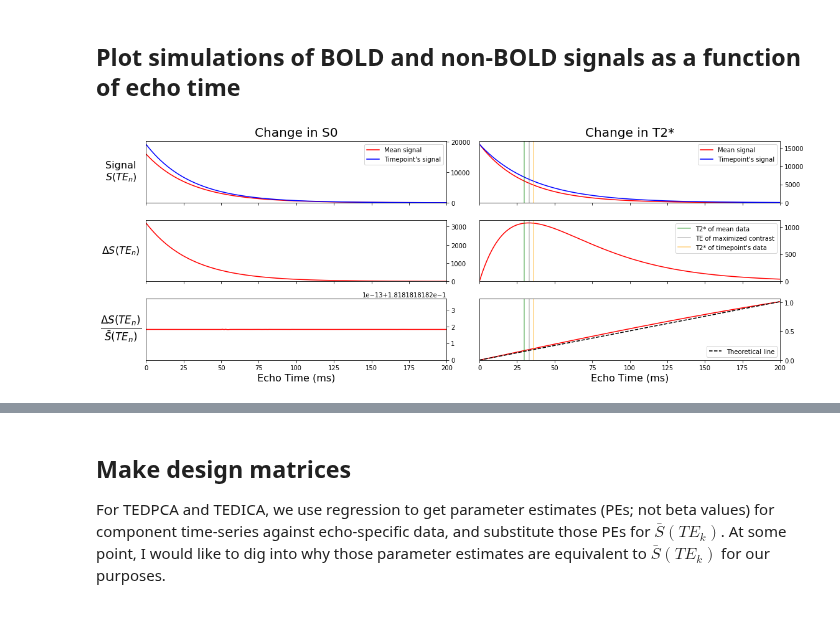
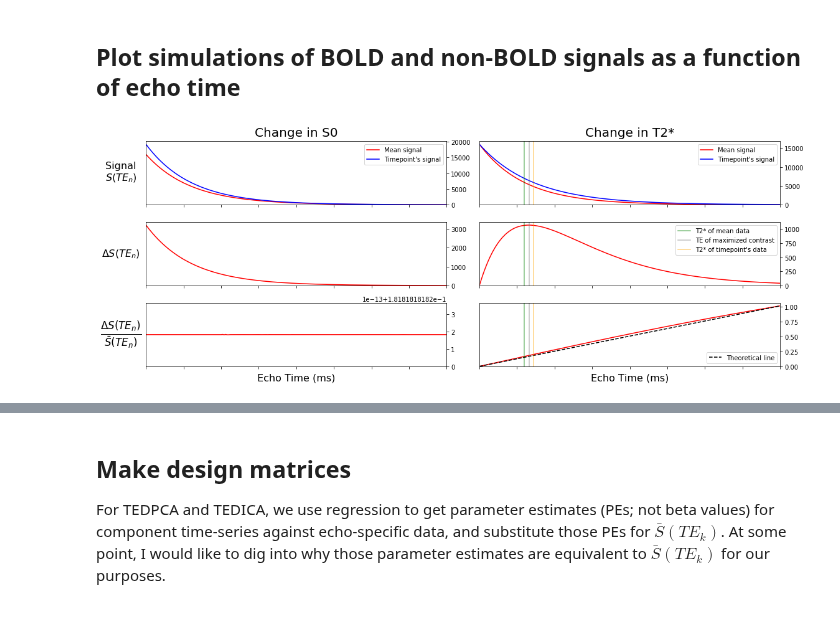
Before and after one commit to ME-ICA/tedana, a Jupyter notebook: docs/_static/plot_metric_simulations.ipynb, the cells around one changed output, grey strips where cells are left out. Cells and saved outputs as stored; diff of their text form; code cells hidden in the pictures.

```diff
--- a/docs/_static/plot_metric_simulations.ipynb
+++ b/docs/_static/plot_metric_simulations.ipynb
@@ -98,13 +102,12 @@ dt_sig3 = d_sig3 / ((sig3 + mean_sig) / 2.)
 ## Plot simulations of BOLD and non-BOLD signals as a function of echo time
 # %%
 # change s0
-fig, axes = plt.subplots(3, 2, figsize=(16, 6))
+fig, axes = plt.subplots(3, 2, sharex=True, figsize=(16, 6))
 axes[0, 0].yaxis.tick_right()
 axes[0, 0].set_xticklabels([])
 axes[0, 0].plot(echo_times, mean_sig, 'red', label='Mean signal')
 axes[0, 0].plot(echo_times, sig2, 'blue', label="Timepoint's signal")
 axes[0, 0].set_ylim(0)
-axes[0, 0].set_xlim(0, np.max(echo_times))
 axes[0, 0].set_title('Change in S0', fontsize=20, y=1.02)
 axes[0, 0].set_ylabel('Signal\n$S(TE_n)$',
                       fontsize=16, rotation=0, labelpad=40, va='center')
@@ -114,14 +117,12 @@ axes[1, 0].yaxis.tick_right()
 axes[1, 0].set_xticklabels([])
 axes[1, 0].plot(echo_times, d_sig2, 'red')
 axes[1, 0].set_ylim(0)
-axes[1, 0].set_xlim(0, np.max(echo_times))
 axes[1, 0].set_ylabel('${\\Delta}S(TE_n)$',
                       fontsize=16, rotation=0, labelpad=40, va='center')
 
 # No slope, intercept at delta(S0)/mean(S0)
 axes[2, 0].yaxis.tick_right()
 axes[2, 0].plot(echo_times, dt_sig2, 'red')
-axes[2, 0].set_xlim(0, np.max(echo_times))
 axes[2, 0].set_ylabel('$\\frac{{\\Delta}S(TE_n)}{\\bar{S}(TE_n)}$',
                       fontsize=24, rotation=0, labelpad=40, va='center')
 axes[2, 0].set_xlabel('Echo Time (ms)', fontsize=16)
@@ -135,7 +136,6 @@ axes[0, 1].set_xticklabels([])
 axes[0, 1].plot(echo_times, mean_sig, 'red', label='Mean signal')
 axes[0, 1].plot(echo_times, sig3, 'blue', label="Timepoint's signal")
 axes[0, 1].set_ylim(0)
-axes[0, 1].set_xlim(0, np.max(echo_times))
 axes[0, 1].set_title('Change in T2*', fontsize=20, y=1.02)
 
 # Plot important echo times
@@ -147,33 +147,32 @@ leg = axes[0, 1].legend()
 axes[1, 1].yaxis.tick_right()
 axes[1, 1].set_xticklabels([])
 axes[1, 1].plot(echo_times, d_sig3, 'red')
 axes[1, 1].set_ylim(0)
-axes[1, 1].set_xlim(0, np.max(echo_times))
 
 # Plot important echo times
 axes[1, 1].axvline(mean_t2s, label='T2* of mean data', color='green', alpha=0.5)
 axes[1, 1].axvline(max_diff_te, label='TE of maximized contrast', color='gray', alpha=0.5)
 axes[1, 1].axvline(t2s2, label="T2* of timepoint's data", color='orange', alpha=0.5)
 leg = axes[1, 1].legend()
 
 pred_slope = (dt_sig3[-1] - dt_sig3[0]) / (echo_times[-1] - echo_times[0])
 pred_int = (pred_slope * echo_times[-1]) - dt_sig3[-1]
 pred_max = pred_slope * echo_times[-1]
 
 axes[2, 1].yaxis.tick_right()
 axes[2, 1].plot(echo_times, dt_sig3, 'red')
 axes[2, 1].plot([0, echo_times[-1]], [pred_int, pred_max],
                 'black', linestyle='--', label='Theoretical line')
 axes[2, 1].set_ylim(0)
 axes[2, 1].set_xlim(0, np.max(echo_times))
+#axes[2, 1].set_xticks(echo_times)
 axes[2, 1].set_xlabel('Echo Time (ms)', fontsize=16)
 axes[2, 1].axvline(max_diff_te, color='gray', alpha=0.5)
 axes[2, 1].axvline(mean_t2s, color='green', alpha=0.5)
 axes[2, 1].axvline(t2s2, color='orange', alpha=0.5)
 leg = axes[2, 1].legend()
 
 fig.tight_layout()
-#fig.show()
 fig.savefig('b01_simulated_fluctuations.png', dpi=400)
 # %% [output]
-[figure, old version]
+[figure, new version]
```
Also changed, not shown: parts of 9 cells of this notebook, 5 other files.
